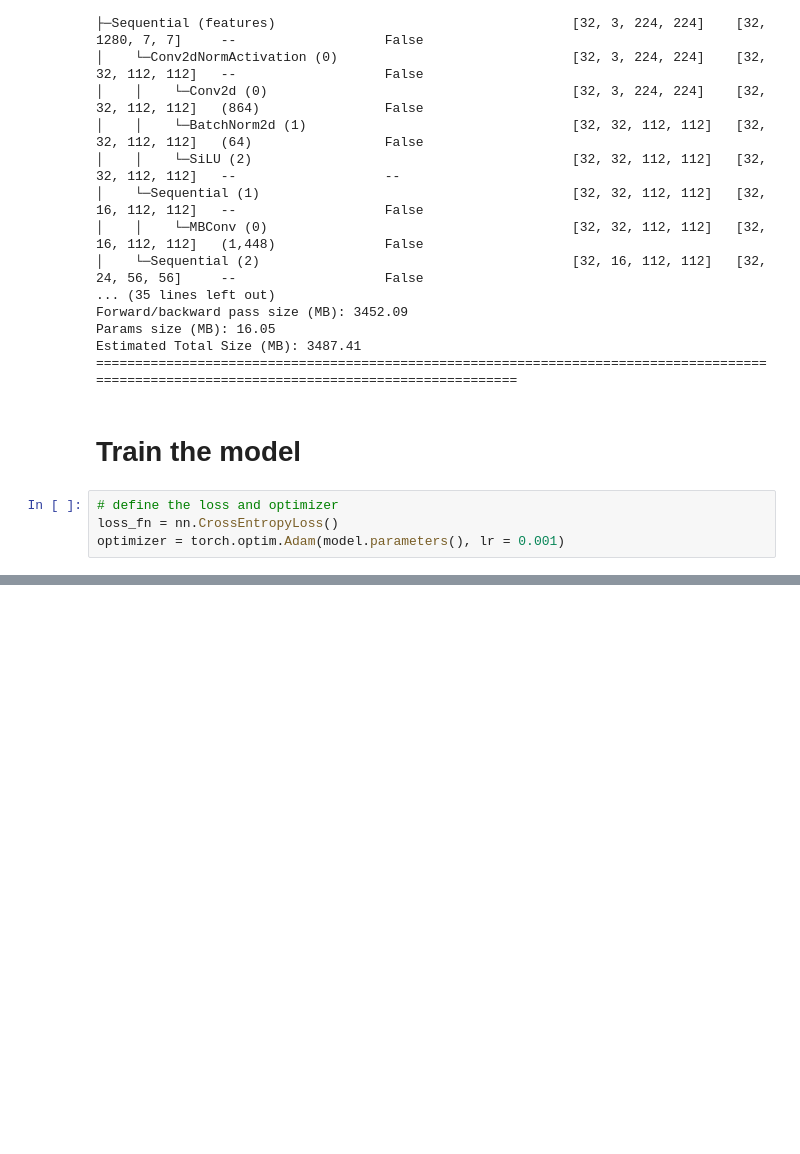
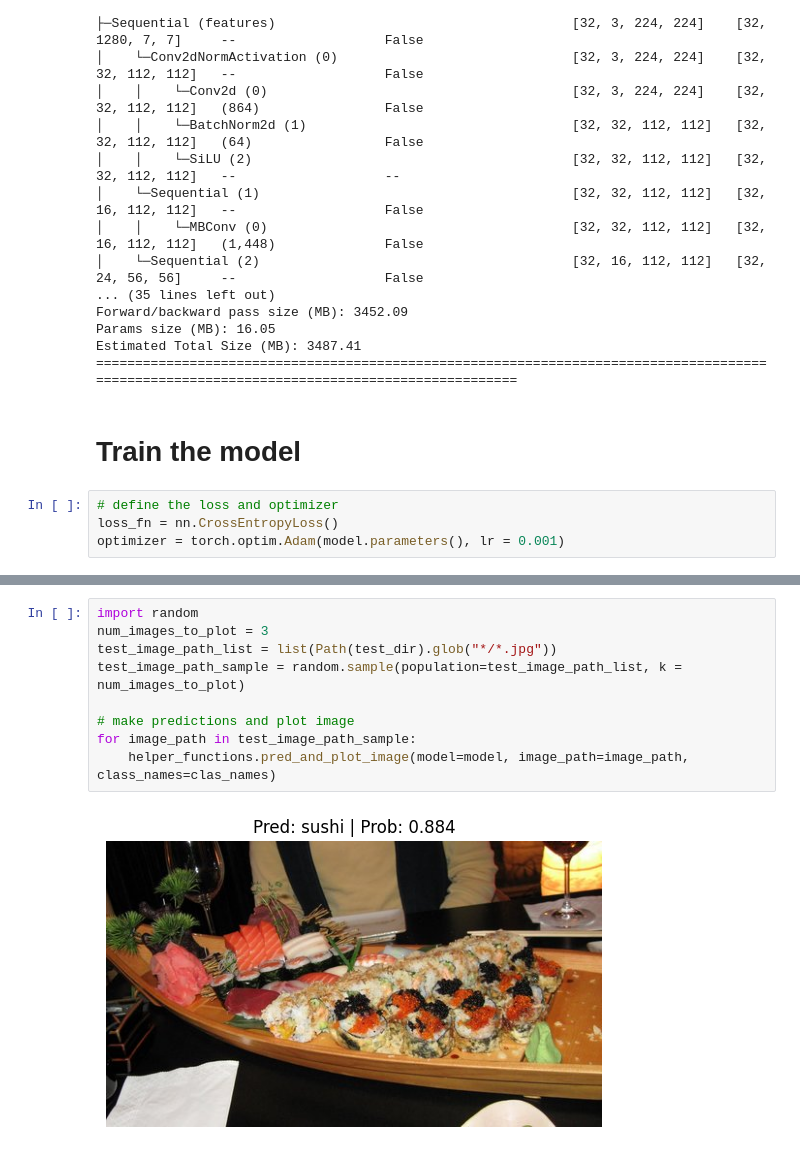
Before and after one commit to daniellee6925/Food_Classifier, a Jupyter notebook: food_classifier.ipynb, the cells around one changed output, grey strips where cells are left out. Saved outputs shown, nothing was run; the diff lists cells and outputs as text; blank space fills up the shorter version.

Commit message:
add predictions

```diff
--- a/food_classifier.ipynb
+++ b/food_classifier.ipynb
@@ -202,0 +208,11 @@ plot_loss_curves(results)
+# %%
+import random
+num_images_to_plot = 3
+test_image_path_list = list(Path(test_dir).glob("*/*.jpg"))
+test_image_path_sample = random.sample(population=test_image_path_list, k = num_images_to_plot)
+
+# make predictions and plot image
+for image_path in test_image_path_sample:
+    helper_functions.pred_and_plot_image(model=model, image_path=image_path, class_names=clas_names)
+# %% [output]
+[figure, added]
```
Also changed, not shown: parts of 3 cells of this notebook, 2 other files.
